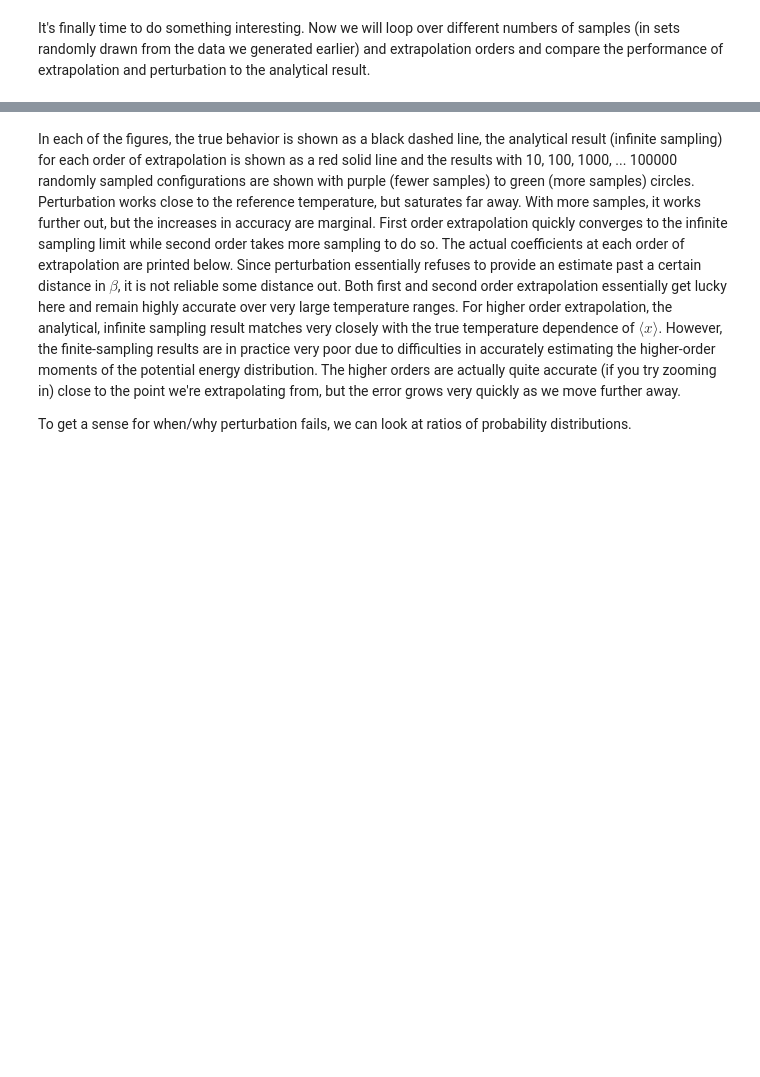
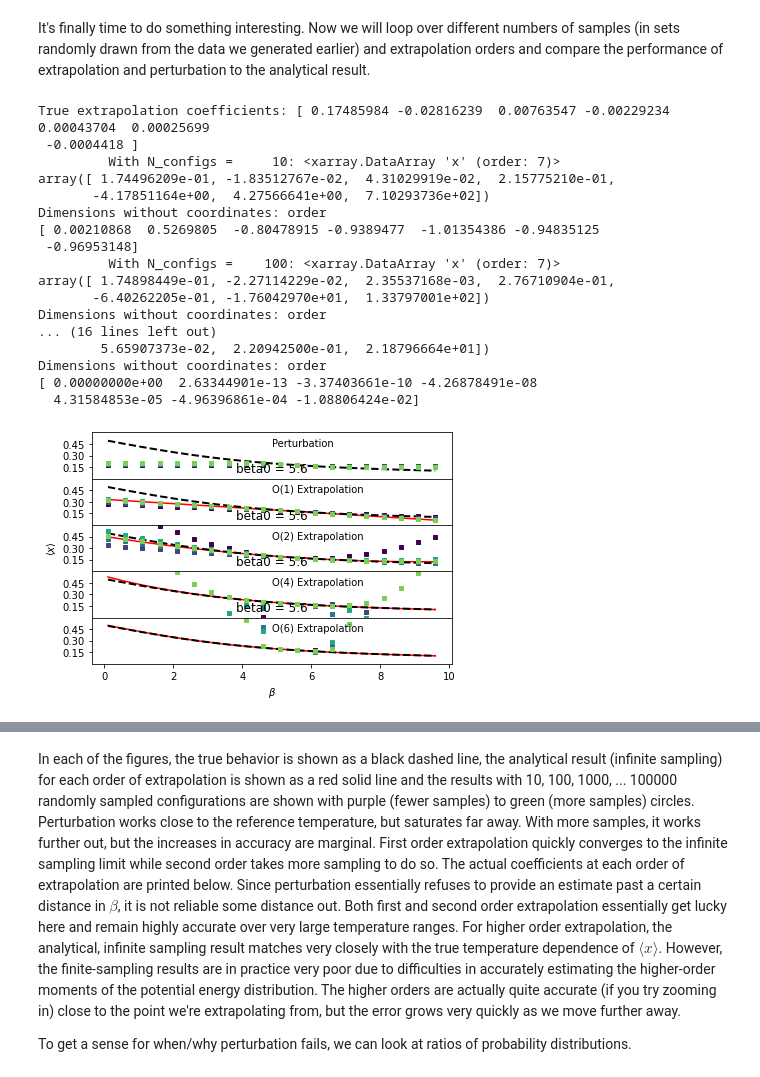
Before and after one commit to usnistgov/thermoextrap-archive, a Jupyter notebook: Ideal_Gas_Example.ipynb, the cells around one changed output, grey strips where cells are left out. Cells and saved outputs as stored; diff of their text form; code cells hidden in the pictures; blank space fills up the shorter version.

```diff
--- a/Ideal_Gas_Example.ipynb
+++ b/Ideal_Gas_Example.ipynb
@@ -383,4 +352,0 @@ Dimensions without coordinates: order, val
-# %%
-%%timeit -n 1 -r 1
-r = xem2_c.resample(1000, chunk={'rec': 10000})
-print(r.predict(betavals[:4], order=2).std('rep'))
@@ -399,4 +352,0 @@ Dimensions without coordinates: val
-# %%
-%%timeit -n 1 -r 1
-r = xem2.resample(1000, chunk={'rec': 10000})
-print(r.predict(betavals[:4], order=2).std('rep'))
@@ -447,6 +385,78 @@ No state points provided to boostrap prediction at - bootstrapping parameters.
 It's finally time to do something interesting. Now we will loop over different numbers of samples (in sets randomly drawn from the data we generated earlier) and extrapolation orders and compare the performance of extrapolation and perturbation to the analytical result.
 # %%
 # Thats as far as a got right now...
+# %%
+fig, ax = plt.subplots(len(extOrders)+1, sharex=True, sharey=True)
+
+nsampvals = np.array((10.0*np.ones(5))**np.arange(1,6), dtype=int)
+nsampcolors = plt.cm.viridis(np.arange(0.0, 1.0, float(1.0/len(nsampvals))))
+
+#First plot the analytical result
+for a in ax:
+    a.plot(betavals, mIG.avgX(betavals), 'k--', linewidth=2.0)
+
+#Next look at extrapolation with an infinite number of samples
+#This is possible in the ideal gas model in both temperature and volume
+for j, o in enumerate(extOrders):
+    trueExtrap, trueDerivs = mIG.extrapAnalytic(betavals, refBeta, o)
+    ax[j+1].plot(betavals, trueExtrap, 'r-', zorder=0)
+    if j == len(extOrders)-1:
+        print('True extrapolation coefficients: %s'%str(trueDerivs))
+
+for i, n in enumerate(nsampvals):
+    thisinds = np.random.choice(len(xdata), size=n, replace=False)
+
+    #Get parameters for extrapolation model with this data by training it - the parameters are the derivatives
+    xem = xtrapy.ExtrapModel.from_values(order, beta0=refBeta, uv=udata[thisinds], xv=xdata[thisinds], central=True)
+    out = xem.predict(betavals, cumsum=True)
+
+
+    print('\t With N_configs = {:6}: {}'.format(n, xem.xcoefs(norm=False))) #Have to flatten because observable is 1-D
+    print(thisext.flatten()/xem.xcoefs(norm=False).values-1)
+    for j, o in enumerate(extOrders):
+          out.sel(order=o).plot(ax=ax[j+1], marker='s', ls='None', markersize=4, color=nsampcolors[i], label='N={}'.format(n))
+
+    #And do the same thing for perturbation, but here the parameters are just the data
+    xpm = xtrapy.PerturbModel.from_values(refBeta, udata[thisinds], xdata[thisinds])
+    xpm.predict(betavals).plot(ax=ax[0], marker='s', ls='None', ms=4, color=nsampcolors[i])
+
+#     thispert = pertModel.train(refBeta, xdata[thisinds], udata[thisinds], saveParams=False)
+#     dataPert = pertModel.predict(betavals, params=thispert)
+#     ax[0].plot(betavals, dataPert, 'o', markersize=4, color=nsampcolors[i])
+
+ax[2].set_ylabel(r'$\langle x \rangle$')
+ax[-1].set_xlabel(r'$\beta$')
+
+ax[0].annotate('Perturbation', xy=(0.5, 0.7), xycoords='axes fraction')
+for j, o in enumerate(extOrders):
+    ax[j+1].annotate('O(%i) Extrapolation'%(o), xy=(0.5, 0.7), xycoords='axes fraction')
+
+ax[-1].set_ylim((0.0, 0.6))
+ax[-1].yaxis.set_major_locator(mpl.ticker.MaxNLocator(nbins=4, prune='both'))
+
+fig.tight_layout()
+fig.subplots_adjust(hspace=0.0)
+
+plt.show()
+# %% [output]
+True extrapolation coefficients: [ 0.17485984 -0.02816239  0.00763547 -0.00229234  0.00043704  0.00025699
+ -0.0004418 ]
+         With N_configs =     10: <xarray.DataArray 'x' (order: 7)>
+array([ 1.74496209e-01, -1.83512767e-02,  4.31029919e-02,  2.15775210e-01,
+       -4.17851164e+00,  4.27566641e+00,  7.10293736e+02])
+Dimensions without coordinates: order
+[ 0.00210868  0.5269805  -0.80478915 -0.9389477  -1.01354386 -0.94835125
+ -0.96953148]
+         With N_configs =    100: <xarray.DataArray 'x' (order: 7)>
+array([ 1.74898449e-01, -2.27114229e-02,  2.35537168e-03,  2.76710904e-01,
+       -6.40262205e-01, -1.76042970e+01,  1.33797001e+02])
+Dimensions without coordinates: order
+... (16 lines left out)
+        5.65907373e-02,  2.20942500e-01,  2.18796664e+01])
+Dimensions without coordinates: order
+[ 0.00000000e+00  2.63344901e-13 -3.37403661e-10 -4.26878491e-08
+  4.31584853e-05 -4.96396861e-04 -1.08806424e-02]
+[figure, added]
 # %%
 fig, ax = plt.subplots(len(extOrders)+1, sharex=True, sharey=True)
 
```
Also changed, not shown: parts of 52 cells of this notebook, 3 other files.
